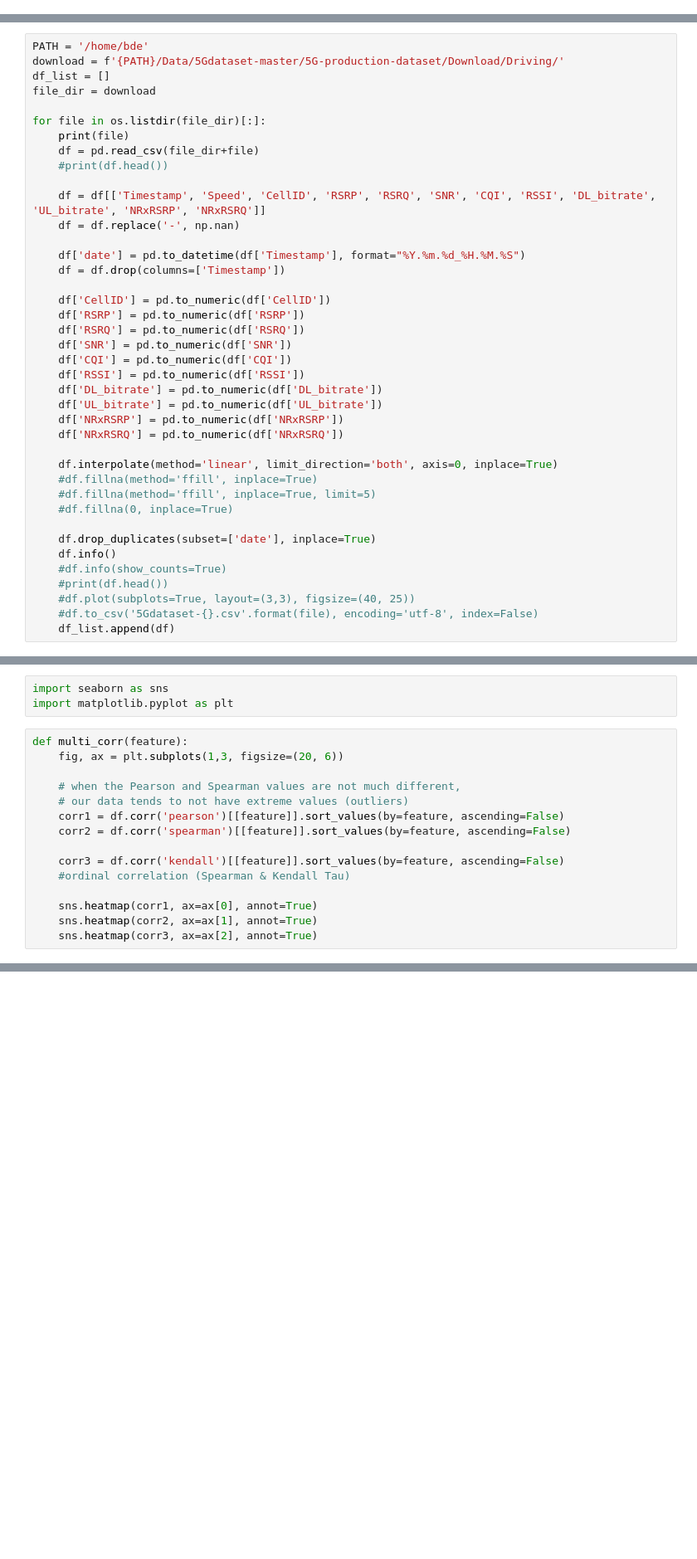
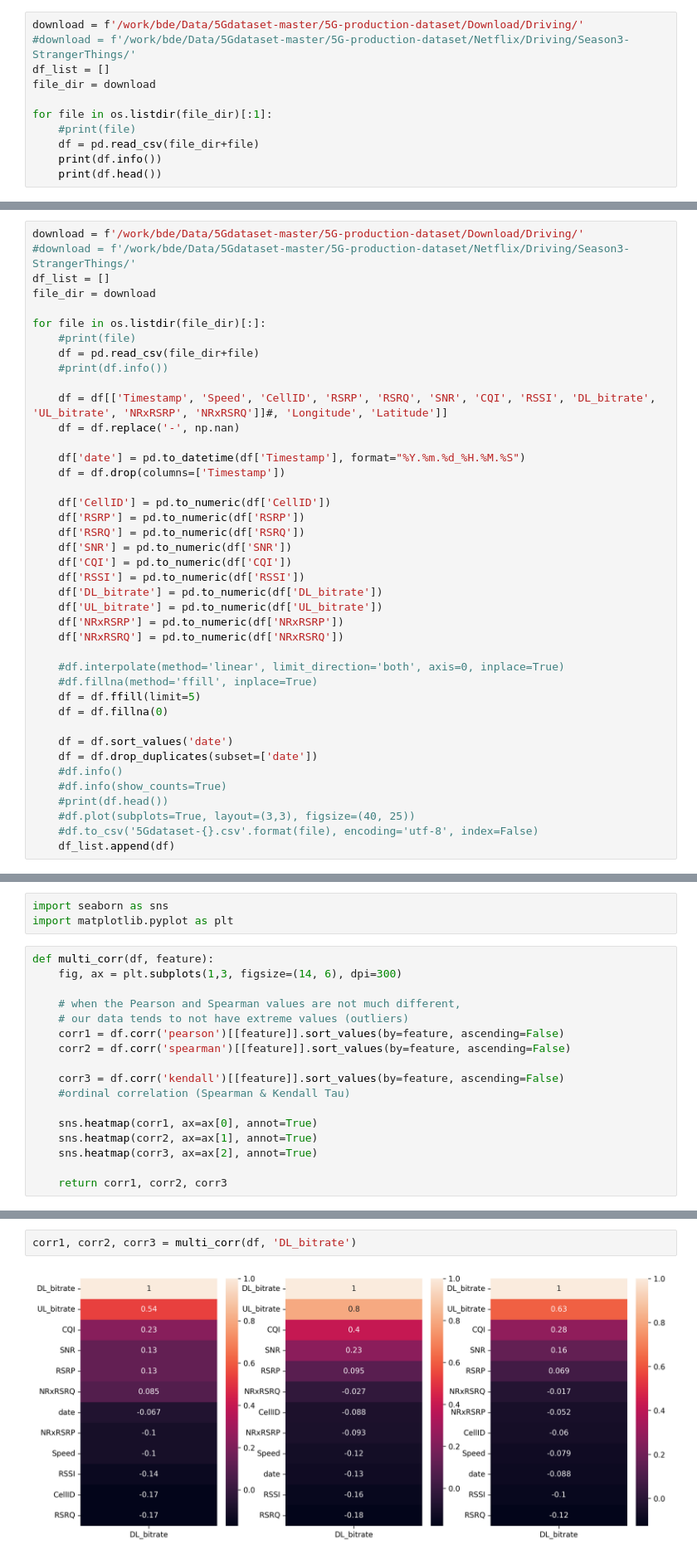
Before and after one commit to birkandenizer/Informer2020, a Jupyter notebook: preprocess-5G.ipynb, the cells around one changed output, grey strips where cells are left out. Shown: that part at 83% size. Drawn from its saved outputs; the diff is of its cells as text; blank space fills up the shorter version.

```diff
--- a/preprocess-5G.ipynb
+++ b/preprocess-5G.ipynb
@@ -21,0 +36,11 @@ test
+# %%
+download = f'/work/bde/Data/5Gdataset-master/5G-production-dataset/Download/Driving/'
+#download = f'/work/bde/Data/5Gdataset-master/5G-production-dataset/Netflix/Driving/Season3-StrangerThings/'
+df_list = []
+file_dir = download
+
+for file in os.listdir(file_dir)[:1]:
+    #print(file)
+    df = pd.read_csv(file_dir+file)
+    print(df.info())
+    print(df.head())
@@ -22,15 +65,15 @@ test
 # %%
-PATH = '/home/bde'
-download = f'{PATH}/Data/5Gdataset-master/5G-production-dataset/Download/Driving/'
+download = f'/work/bde/Data/5Gdataset-master/5G-production-dataset/Download/Driving/'
+#download = f'/work/bde/Data/5Gdataset-master/5G-production-dataset/Netflix/Driving/Season3-StrangerThings/'
 df_list = []
 file_dir = download
 
 for file in os.listdir(file_dir)[:]:
-    print(file)
+    #print(file)
     df = pd.read_csv(file_dir+file)
-    #print(df.head())
+    #print(df.info())
 
-    df = df[['Timestamp', 'Speed', 'CellID', 'RSRP', 'RSRQ', 'SNR', 'CQI', 'RSSI', 'DL_bitrate', 'UL_bitrate', 'NRxRSRP', 'NRxRSRQ']]
+    df = df[['Timestamp', 'Speed', 'CellID', 'RSRP', 'RSRQ', 'SNR', 'CQI', 'RSSI', 'DL_bitrate', 'UL_bitrate', 'NRxRSRP', 'NRxRSRQ']]#, 'Longitude', 'Latitude']]
     df = df.replace('-', np.nan)
 
     df['date'] = pd.to_datetime(df['Timestamp'], format="%Y.%m.%d_%H.%M.%S")
@@ -47,13 +90,14 @@ for file in os.listdir(file_dir)[:]:
     df['NRxRSRP'] = pd.to_numeric(df['NRxRSRP'])
     df['NRxRSRQ'] = pd.to_numeric(df['NRxRSRQ'])
 
-    df.interpolate(method='linear', limit_direction='both', axis=0, inplace=True)
+    #df.interpolate(method='linear', limit_direction='both', axis=0, inplace=True)
     #df.fillna(method='ffill', inplace=True)
-    #df.fillna(method='ffill', inplace=True, limit=5)
-    #df.fillna(0, inplace=True)
+    df = df.ffill(limit=5)
+    df = df.fillna(0)
 
-    df.drop_duplicates(subset=['date'], inplace=True)
-    df.info()
+    df = df.sort_values('date')
+    df = df.drop_duplicates(subset=['date'])
+    #df.info()
     #df.info(show_counts=True)
     #print(df.head())
     #df.plot(subplots=True, layout=(3,3), figsize=(40, 25))
@@ -71,8 +193,8 @@ df.info()
 import seaborn as sns
 import matplotlib.pyplot as plt
 # %%
-def multi_corr(feature):
-    fig, ax = plt.subplots(1,3, figsize=(20, 6))
+def multi_corr(df, feature):
+    fig, ax = plt.subplots(1,3, figsize=(14, 6), dpi=300)
 
     # when the Pearson and Spearman values are not much different,
     # our data tends to not have extreme values (outliers)
@@ -85,3 +207,5 @@ def multi_corr(feature):
     sns.heatmap(corr1, ax=ax[0], annot=True)
     sns.heatmap(corr2, ax=ax[1], annot=True)
     sns.heatmap(corr3, ax=ax[2], annot=True)
+
+    return corr1, corr2, corr3
@@ -94,0 +212,4 @@ df.to_csv('data/5Gdataset/download.csv', encoding='utf-8', index=False)
+# %%
+corr1, corr2, corr3 = multi_corr(df, 'DL_bitrate')
+# %% [output]
+[figure, added]
```
Also changed, not shown: parts of 22 cells of this notebook, 48 other files.
